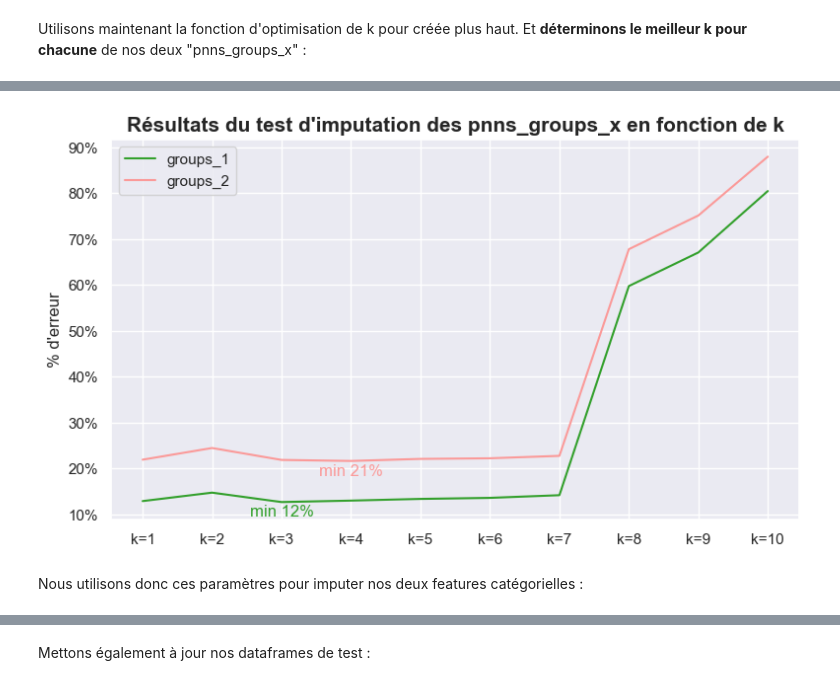
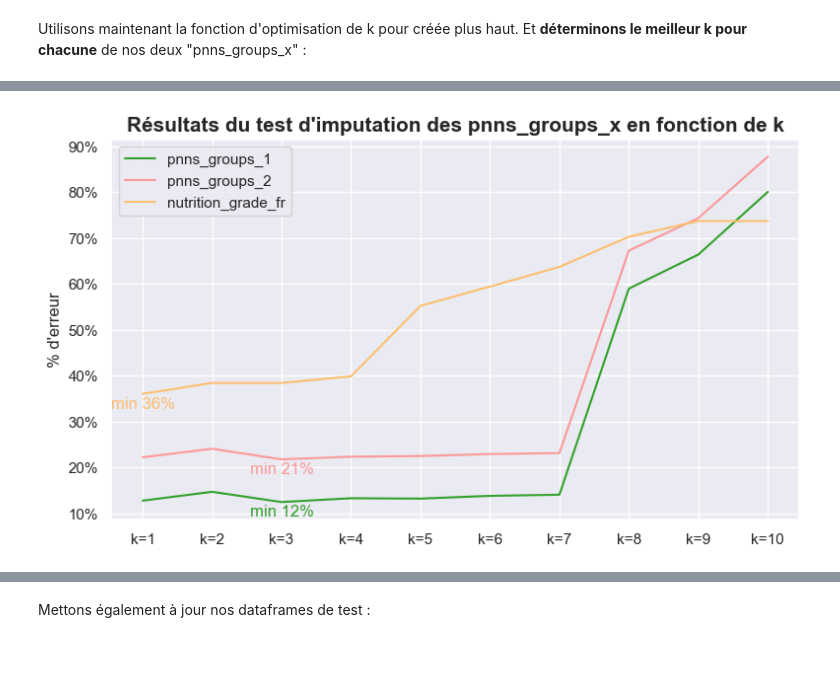
Before and after one commit to ClementPatin/OC-P3, a Jupyter notebook: Patin_Clement_1_notebook_052023.ipynb, the cells around one changed output, grey strips where cells are left out. Cells and saved outputs as stored; diff of their text form; code cells hidden in the pictures; blank space fills up the shorter version.

Commit message:
nutrigrade imputation & ACP functions

```diff
--- a/Patin_Clement_1_notebook_052023.ipynb
+++ b/Patin_Clement_1_notebook_052023.ipynb
@@ -2191,40 +2196,38 @@ Wall time: 11.4 s
 # plot imputation error percentages for different k, for "pnns_groups_1" and "pnns_groups_2"
 
 
-errors=pd.concat([errorsForPnns1,errorsForPnns2],axis=1) # put results on an unique tab
+errors=pd.concat([errorsForPnns1,errorsForPnns2,errorsForNutriGrade],axis=1) # put results on an unique tab
 
 fig,axs=plt.subplots(1,figsize=(9,5))
 
 
 # draw a lineplot for each pnns
 for i,catCol in enumerate(errors.columns.tolist()) :
     sns.lineplot(
         data=errors,
         y=errors[catCol],
         x=errors.index.tolist(),
         ax=axs,
         color=foodPaletteDict[catCol.split("_",1)[1]],
-        label=catCol[catCol.find("g"):]
+        label=catCol.split("_",1)[1]
     )
 
     # put the best error percentage on each line
     axs.text(
         x=errors[catCol].idxmin(axis=0),
         y=errors[catCol].min()-0.005,
         s="min "+str(int(errors[catCol].min()*100))+"%",
         color=foodPaletteDict[catCol.split("_",1)[1]],
         ha="center",
         va="top"
     )
 
 
 axs.set_ylabel("% d'erreur") # set y label
 axs.yaxis.set_major_formatter(mtick.PercentFormatter(xmax=1)) # use matplotlib.ticker to format y axis as percent
 plt.title("Résultats du test d'imputation des pnns_groups_x en fonction de k", fontweight="bold",fontsize=15) # set title
 
 
 plt.show()
 # %% [output]
-[figure, old version]
+[figure, new version]
-# %% [markdown]
-Nous utilisons donc ces paramètres pour imputer nos deux features catégorielles :
```
Also changed, not shown: parts of 68 cells of this notebook.
